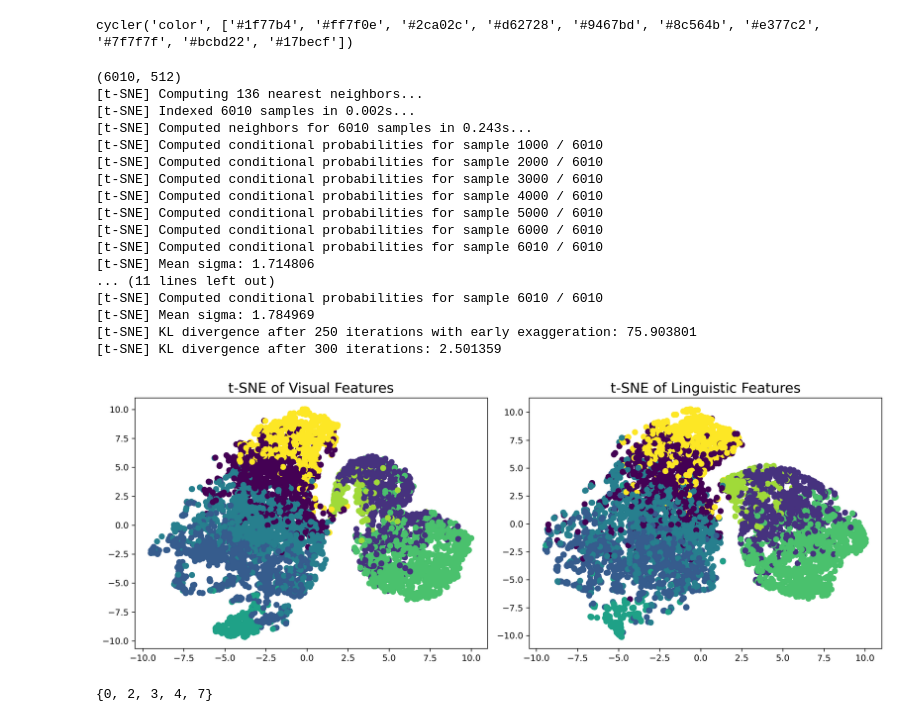
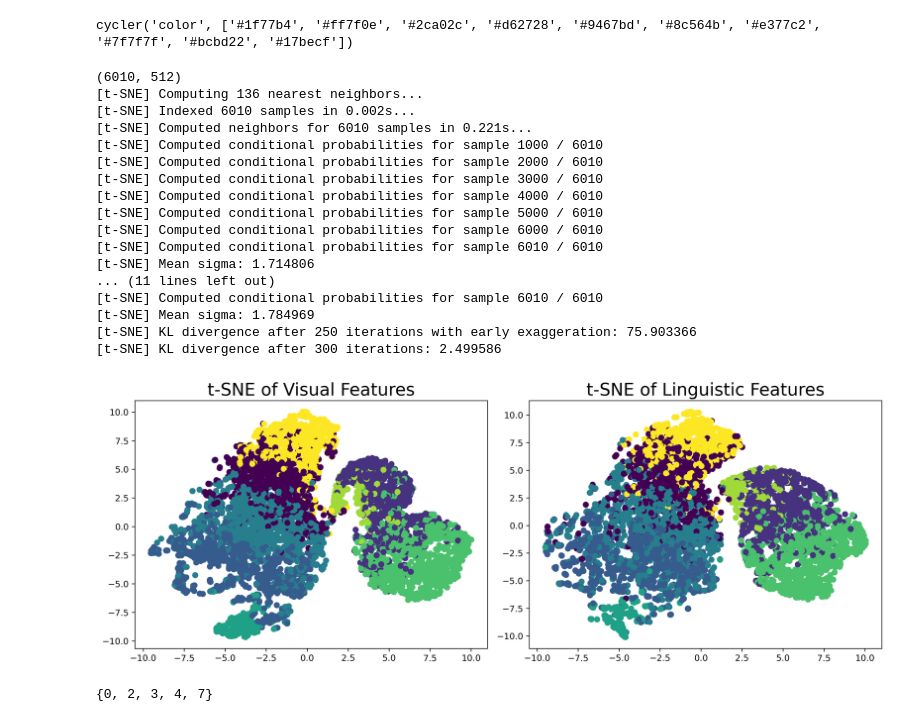
Before and after one commit to RavenKiller/MEE, a Jupyter notebook: scripts/visualization_feature.ipynb, the cells around one changed output. Drawn from its saved outputs; the diff is of its cells as text; code cells hidden in the pictures.

```diff
--- a/scripts/visualization_feature.ipynb
+++ b/scripts/visualization_feature.ipynb
@@ -20,7 +20,7 @@ inst_cls = np.load(os.path.join(feature_root, "inst_cls.npy"))
 sub_cls = np.load(os.path.join(feature_root, "sub_cls.npy"))
 positive_idx = np.load(os.path.join(feature_root, "positive_idx.npy"))
 color_map = np.load(os.path.join(feature_root, "tmp/color_map1.npy"))
-FS = 18
+FS = 20
 rgb_cls = (rgb_cls+depth_cls)/2 # Visual features
 inst_cls = (inst_cls+sub_cls)/2 # Linguistic features
 print(rgb_cls.shape)
@@ -29,37 +29,37 @@ tsne = TSNE(n_components=2, verbose=1, perplexity=45, n_iter=300)
 tsne_results = tsne.fit_transform(rgb_cls)
 axes[0].scatter(tsne_results[:, 0] ,tsne_results[:, 1], c=color_map, cmap=CMAP)
 axes[0].set_title("t-SNE of Visual Features", fontsize=FS)
 # axes[0].set_axis_off()
 # axes[0].set_xticks([])
 
 tsne = TSNE(n_components=2, verbose=1, perplexity=45, n_iter=300)
 tsne_results = tsne.fit_transform(inst_cls)
 axes[1].scatter(tsne_results[:, 0] ,-tsne_results[:, 1], c=color_map, cmap=CMAP)
 axes[1].set_title("t-SNE of Linguistic Features", fontsize=FS)
 # axes[1].set_axis_off()
 plt.tight_layout()
 plt.savefig("feature_visualization.pdf", dpi=300, bbox_inches="tight", pad_inches=0)
 plt.savefig("feature_visualization.png", dpi=300, bbox_inches="tight", pad_inches=0)
 plt.show()
 # %% [output]
 (6010, 512)
 [t-SNE] Computing 136 nearest neighbors...
 [t-SNE] Indexed 6010 samples in 0.002s...
-[t-SNE] Computed neighbors for 6010 samples in 0.243s...
+[t-SNE] Computed neighbors for 6010 samples in 0.221s...
 [t-SNE] Computed conditional probabilities for sample 1000 / 6010
 [t-SNE] Computed conditional probabilities for sample 2000 / 6010
 [t-SNE] Computed conditional probabilities for sample 3000 / 6010
 [t-SNE] Computed conditional probabilities for sample 4000 / 6010
 [t-SNE] Computed conditional probabilities for sample 5000 / 6010
 [t-SNE] Computed conditional probabilities for sample 6000 / 6010
 [t-SNE] Computed conditional probabilities for sample 6010 / 6010
 [t-SNE] Mean sigma: 1.714806
 ... (11 lines left out)
 [t-SNE] Computed conditional probabilities for sample 6010 / 6010
 [t-SNE] Mean sigma: 1.784969
-[t-SNE] KL divergence after 250 iterations with early exaggeration: 75.903801
-[t-SNE] KL divergence after 300 iterations: 2.501359
+[t-SNE] KL divergence after 250 iterations with early exaggeration: 75.903366
+[t-SNE] KL divergence after 300 iterations: 2.499586
-[figure, old version]
+[figure, new version]
 # %%
 a = set()
 for i,v in enumerate(color_map):
```
Also changed, not shown: 4 other files.
